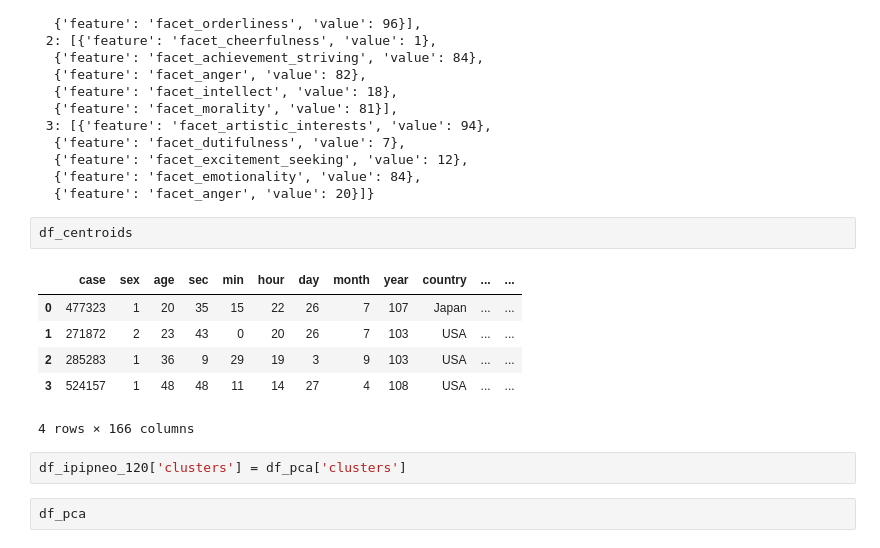
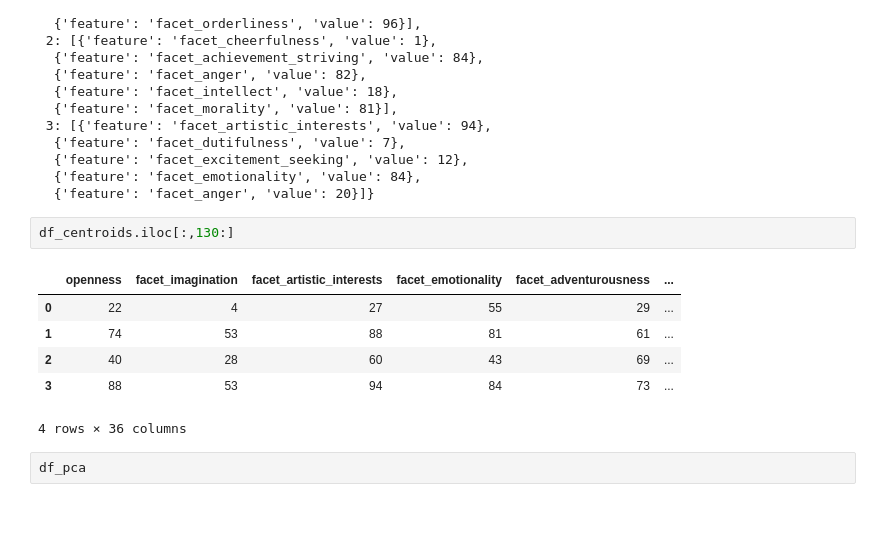
Before and after one commit to samiaFife/LLM-PersonaBench, a Jupyter notebook: notebooks/psychometric_clustering.ipynb, the cells around one changed output. Drawn from its saved outputs; the diff is of its cells as text; blank space fills up the shorter version.

```diff
--- a/notebooks/psychometric_clustering.ipynb
+++ b/notebooks/psychometric_clustering.ipynb
@@ -413,16 +442,14 @@ result
   {'feature': 'facet_emotionality', 'value': 84},
   {'feature': 'facet_anger', 'value': 20}]}
 # %%
-df_centroids
+df_centroids.iloc[:,130:]
 # %% [output]
-|  | case | sex | age | sec | min | hour | day | month | year | country | ... | ... |
-| 0 | 477323 | 1 | 20 | 35 | 15 | 22 | 26 | 7 | 107 | Japan | ... | ... |
-| 1 | 271872 | 2 | 23 | 43 | 0 | 20 | 26 | 7 | 103 | USA | ... | ... |
-| 2 | 285283 | 1 | 36 | 9 | 29 | 19 | 3 | 9 | 103 | USA | ... | ... |
-| 3 | 524157 | 1 | 48 | 48 | 11 | 14 | 27 | 4 | 108 | USA | ... | ... |
+|  | openness | facet_imagination | facet_artistic_interests | facet_emotionality | facet_adventurousness | ... |
+| 0 | 22 | 4 | 27 | 55 | 29 | ... |
+| 1 | 74 | 53 | 88 | 81 | 61 | ... |
+| 2 | 40 | 28 | 60 | 43 | 69 | ... |
+| 3 | 88 | 53 | 94 | 84 | 73 | ... |
-4 rows × 166 columns
+4 rows × 36 columns
-# %%
-df_ipipneo_120['clusters'] = df_pca['clusters']
 # %%
 df_pca
 # %% [output]
```
Also changed, not shown: parts of 14 cells of this notebook, 10 other files.
